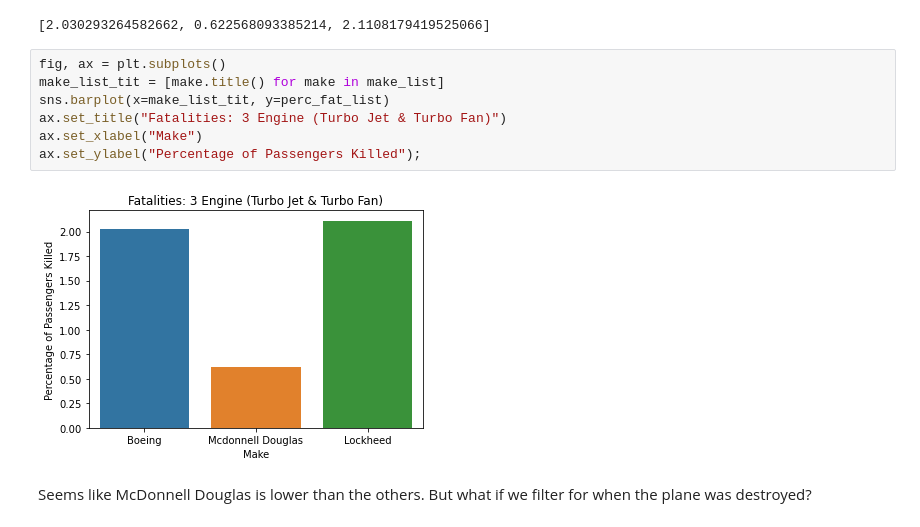
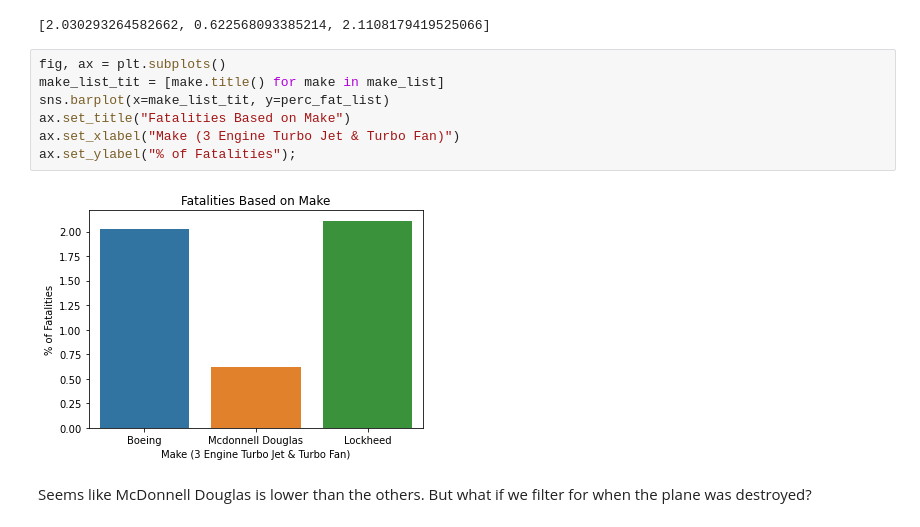
Before and after one commit to Duffman9028/Aircraft-Risk-Assessment, a Jupyter notebook: Jason.ipynb, the cells around one changed output. Saved outputs shown, nothing was run; the diff lists cells and outputs as text.

```diff
--- a/Jason.ipynb
+++ b/Jason.ipynb
@@ -358,12 +358,12 @@ lockheed :  2.1108179419525066 % fatalities
 # %%
 fig, ax = plt.subplots()
 make_list_tit = [make.title() for make in make_list]
 sns.barplot(x=make_list_tit, y=perc_fat_list)
-ax.set_title("Fatalities: 3 Engine (Turbo Jet & Turbo Fan)")
-ax.set_xlabel("Make")
-ax.set_ylabel("Percentage of Passengers Killed");
+ax.set_title("Fatalities Based on Make")
+ax.set_xlabel("Make (3 Engine Turbo Jet & Turbo Fan)")
+ax.set_ylabel("% of Fatalities");
 # %% [output]
-[figure, old version]
+[figure, new version]
 # %% [markdown]
 Seems like McDonnell Douglas is lower than the others.  But what if we filter for when the plane was destroyed?
 # %%
```
Also changed, not shown: parts of 1 cell of this notebook.
